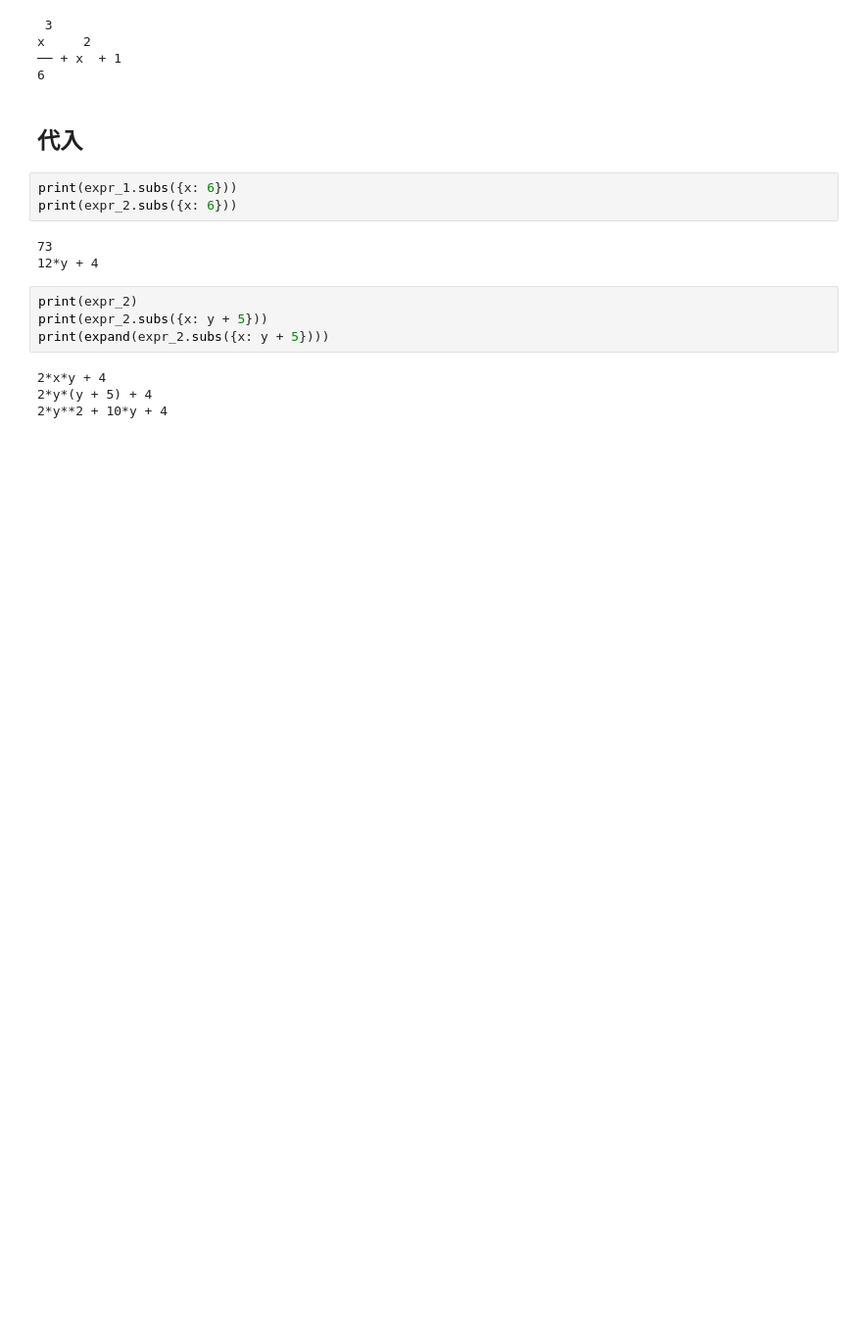
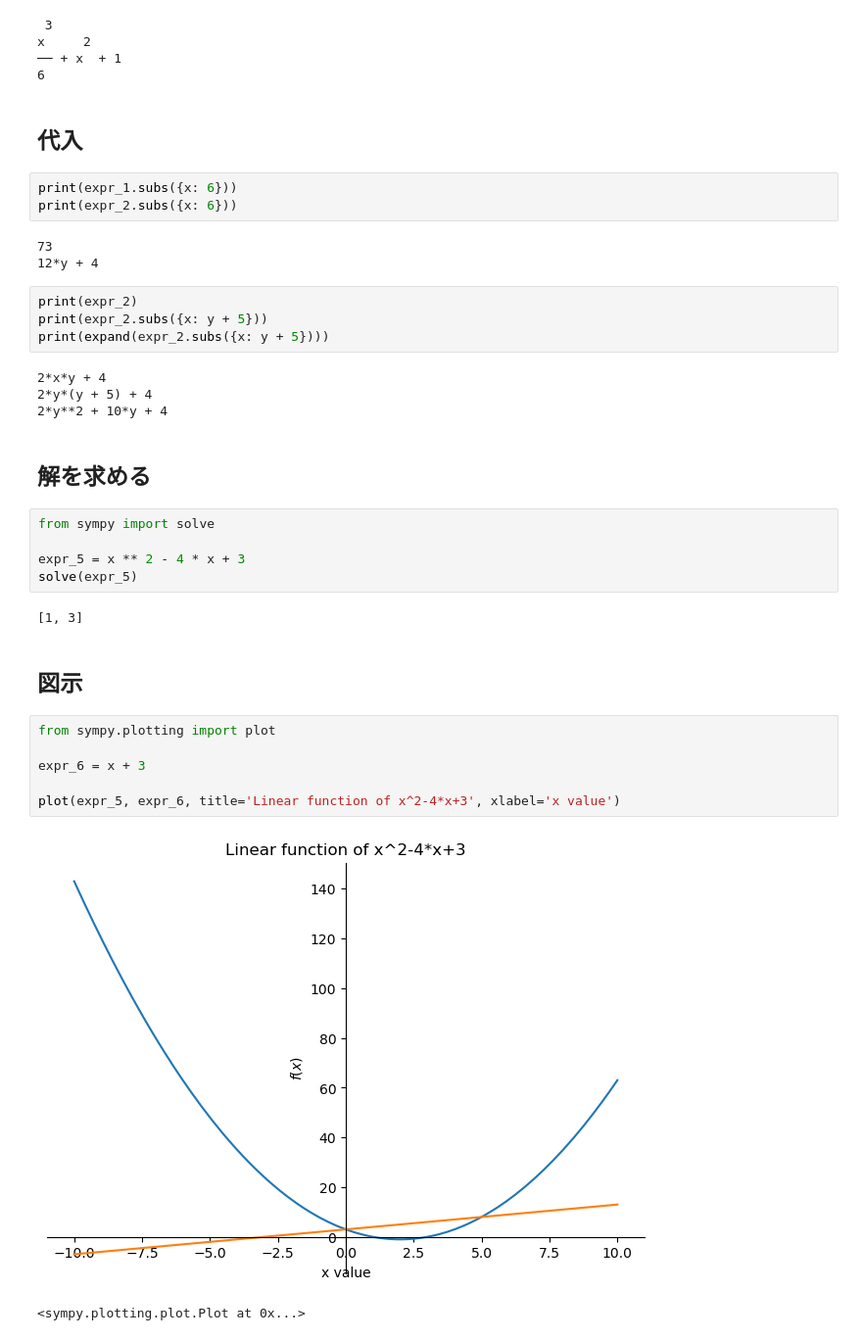
Before and after one commit to manman4/lang, a Jupyter notebook: python/sympy/nyumon.ipynb, the cells around one changed output. Shown at 98% size. Saved outputs shown, nothing was run; the diff lists cells and outputs as text; blank space fills up the shorter version.

Commit message:
sympy

```diff
--- a/python/sympy/nyumon.ipynb
+++ b/python/sympy/nyumon.ipynb
@@ -78,3 +78,23 @@ print(expand(expr_2.subs({x: y + 5})))
 2*x*y + 4
 2*y*(y + 5) + 4
 2*y**2 + 10*y + 4
+# %% [markdown]
+## 解を求める
+# %%
+from sympy import solve
+
+expr_5 = x ** 2 - 4 * x + 3
+solve(expr_5)
+# %% [output]
+[1, 3]
+# %% [markdown]
+## 図示
+# %%
+from sympy.plotting import plot
+
+expr_6 = x + 3
+
+plot(expr_5, expr_6, title='Linear function of x^2-4*x+3', xlabel='x value')
+# %% [output]
+[figure, added]
+<sympy.plotting.plot.Plot at 0x...>
```
